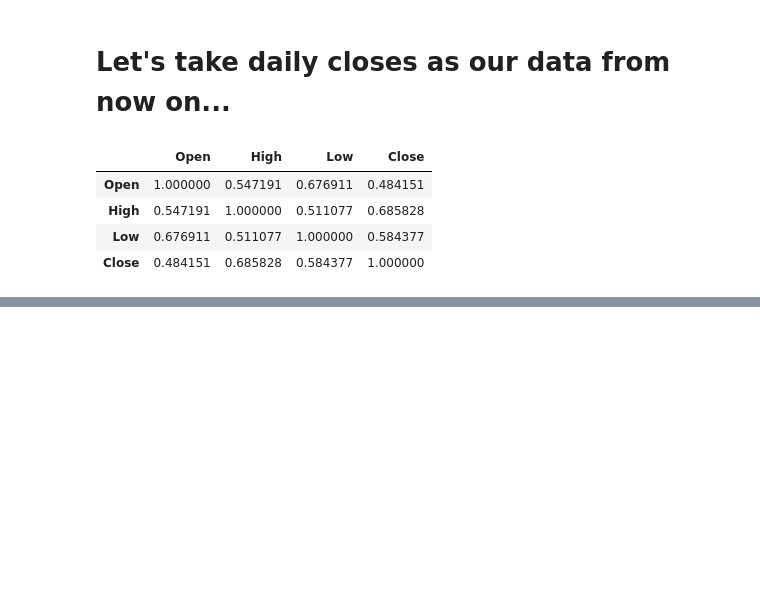
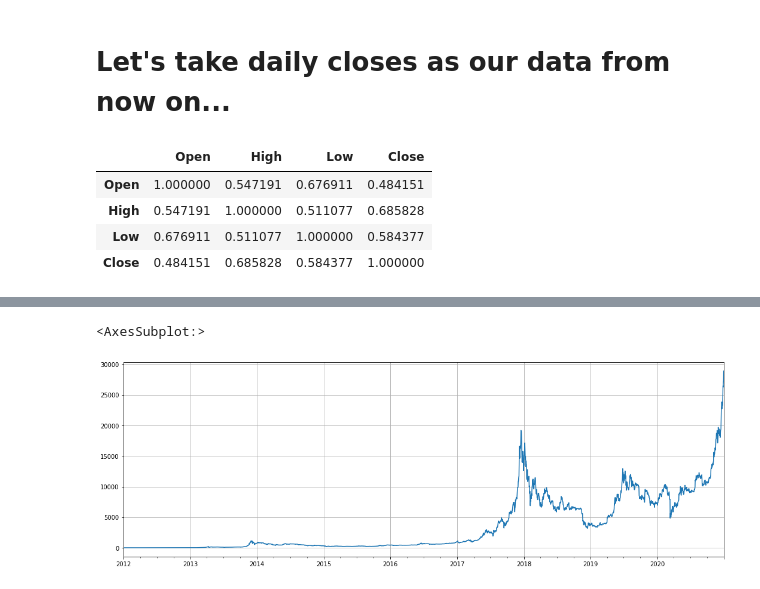
Before and after one commit to landmann/data_science_exercises, a Jupyter notebook: class_7/Time Series Exercises.ipynb, the cells around one changed output, grey strips where cells are left out. Drawn from its saved outputs; the diff is of its cells as text; code cells hidden in the pictures; blank space fills up the shorter version.

```diff
--- a/class_7/Time Series Exercises.ipynb
+++ b/class_7/Time Series Exercises.ipynb
@@ -233,2 +268,7 @@ np.log(1+df[['Open', 'High', 'Low', 'Close']].diff()).corr()
 # %%
 ## The data is rather noisy. Why don't we take a moving average to smooth it out.
+# %%
+df.plot()
+# %% [output]
+<AxesSubplot:>
+[figure, added]
```
Also changed, not shown: parts of 13 cells of this notebook, 3 other files.
